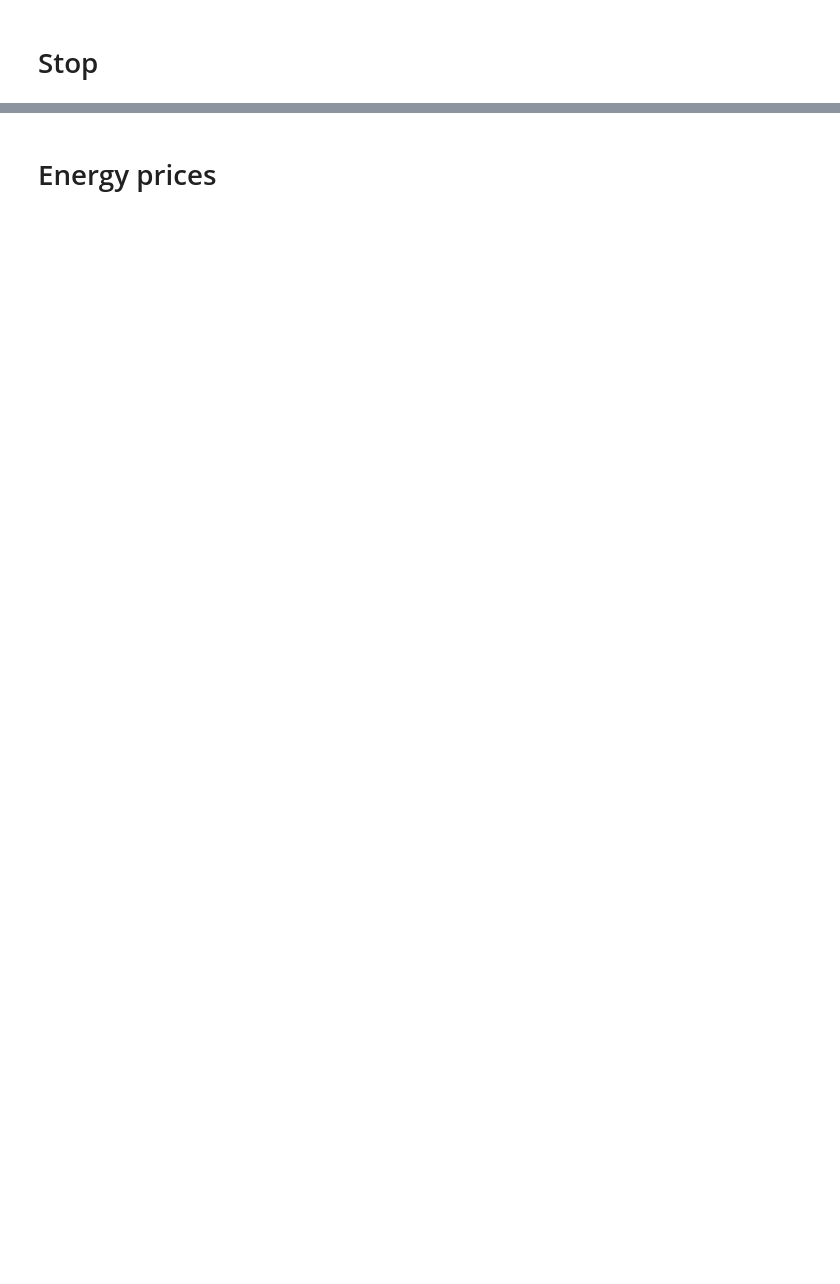
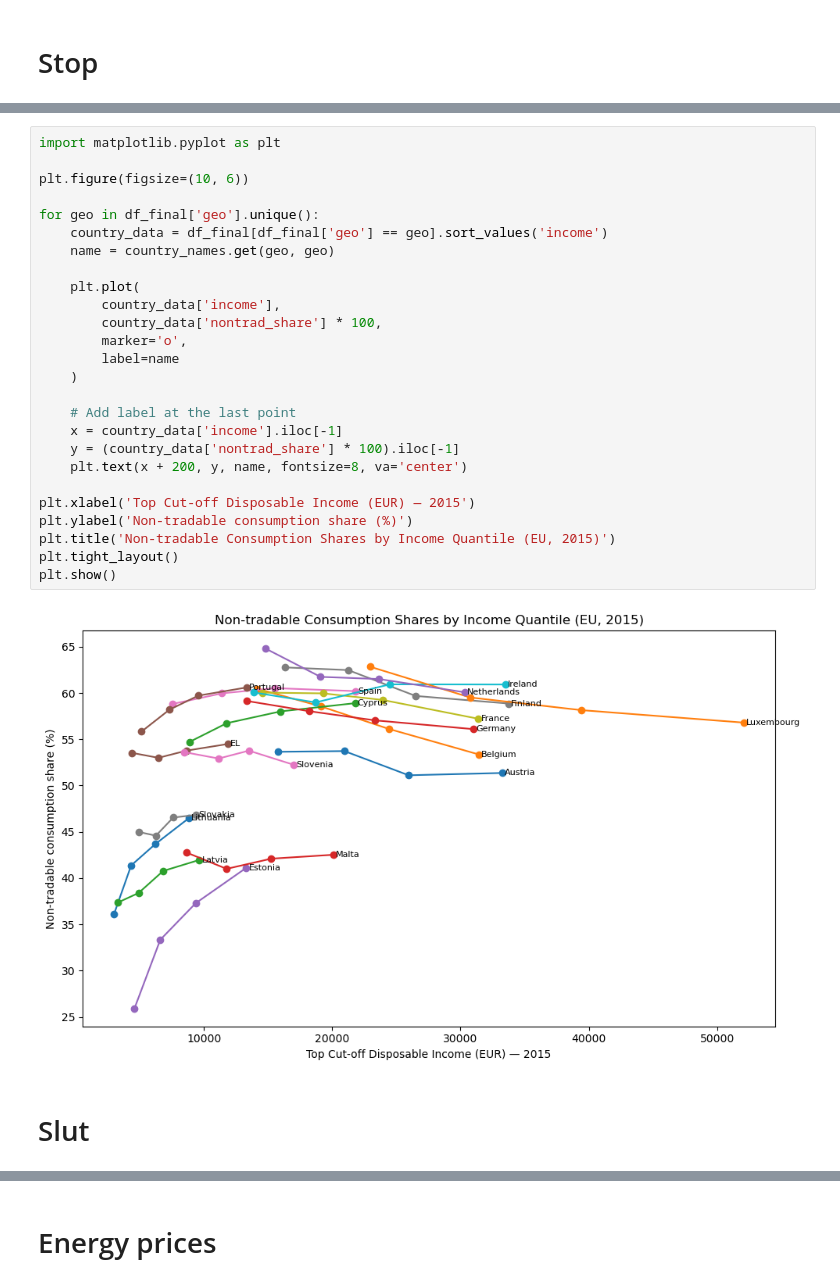
Before and after one commit to funlime/I_HANK_PIGL, a Jupyter notebook: data.ipynb, the cells around one changed output, grey strips where cells are left out. Saved outputs shown, nothing was run; the diff lists cells and outputs as text; blank space fills up the shorter version.

```diff
--- a/data.ipynb
+++ b/data.ipynb
@@ -404,0 +1258,30 @@ KeyError: 'prc_hicp_ctrb'
+# %%
+import matplotlib.pyplot as plt
+
+plt.figure(figsize=(10, 6))
+
+for geo in df_final['geo'].unique():
+    country_data = df_final[df_final['geo'] == geo].sort_values('income')
+    name = country_names.get(geo, geo)
+
+    plt.plot(
+        country_data['income'],
+        country_data['nontrad_share'] * 100,
+        marker='o',
+        label=name
+    )
+
+    # Add label at the last point
+    x = country_data['income'].iloc[-1]
+    y = (country_data['nontrad_share'] * 100).iloc[-1]
+    plt.text(x + 200, y, name, fontsize=8, va='center')
+
+plt.xlabel('Top Cut-off Disposable Income (EUR) — 2015')
+plt.ylabel('Non-tradable consumption share (%)')
+plt.title('Non-tradable Consumption Shares by Income Quantile (EU, 2015)')
+plt.tight_layout()
+plt.show()
+# %% [output]
+[figure, added]
+# %% [markdown]
+# Slut
```
Also changed, not shown: parts of 54 cells of this notebook, 6 other files.
